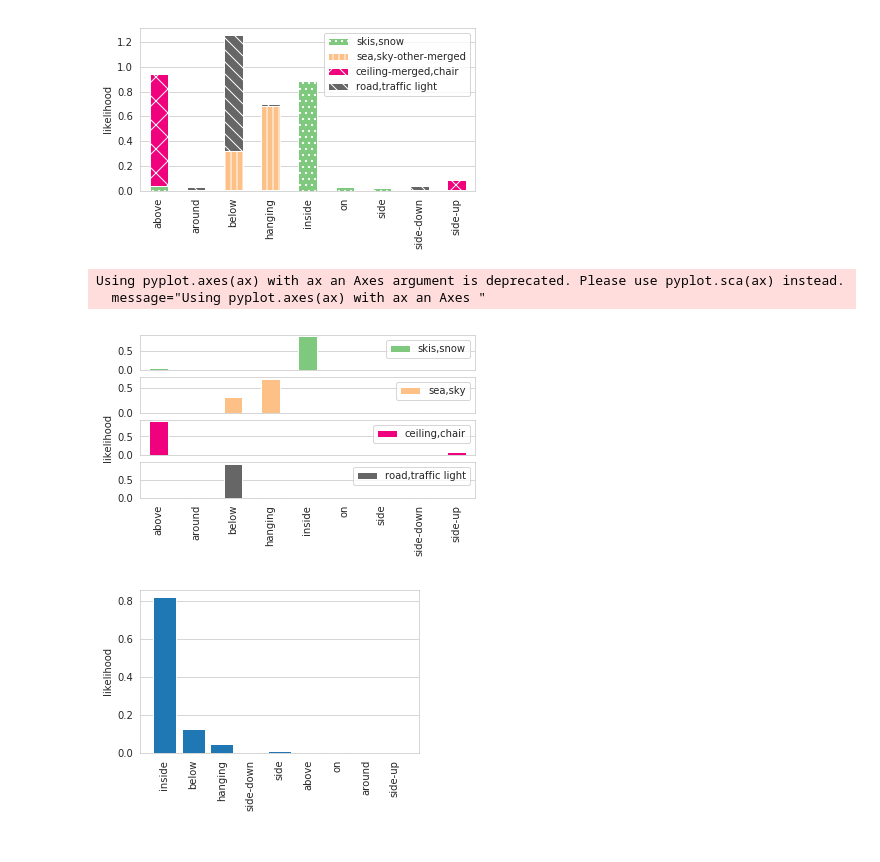
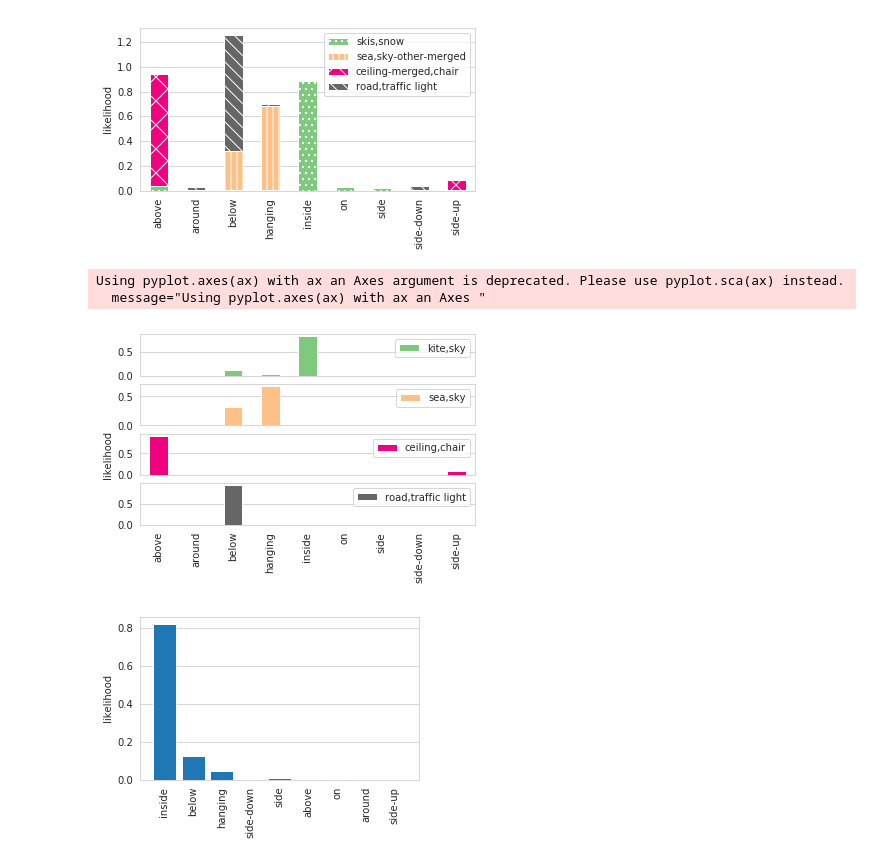
Before and after one commit to AndreaPasini/panoptic-segmentation, a Jupyter notebook: PRS_analysis_COCO.ipynb, the cells around one changed output. Saved outputs shown, nothing was run; the diff lists cells and outputs as text; code cells hidden in the pictures.

Commit message:
KMedoids and SImS comparison: fair scene graph computation.

```diff
--- a/PRS_analysis_COCO.ipynb
+++ b/PRS_analysis_COCO.ipynb
@@ -409,27 +413,28 @@ fig.savefig('../paperCharts/histExamples.eps',bbox_inches = 'tight')
 # %%
 sorted_kb = sorted(list(filtered_prs.items()),key=lambda it: it[1]['entropy'])
 ex1 = [(p,h,3)for p,h in sorted_prs if 'inside' in clean_histogram(h)][0]
+ex1=['kite,sky', filtered_prs['kite,sky-other-merged']] # Second paper version 'kite,sky-other-merged'
 ex2 = [(p.replace("-other-merged",""),h,3) for p,h in sorted_prs if 'hanging' in clean_histogram(h)][3]#1
 ex3 = [(p.replace("-merged",""),h,3) for p,h in sorted_prs if 'above' in clean_histogram(h)][9]
 ex4 = [(p,h,3) for p,h in sorted_prs if 'below' in clean_histogram(h)][16]
 
 
 df = pd.DataFrame([ex1[1],ex2[1],ex3[1],ex4[1]], index=[ex1[0],ex2[0],ex3[0],ex4[0]])
-fig,ax = plt.subplots(figsize=[6,3])
+fig,ax = plt.subplots(figsize=[6,3.5])
 df2 = df.drop(columns=['entropy','sup']).transpose()
 axs = df2.plot(title=['','','',''], kind='bar', subplots=True, stacked=False, sharex=True, cmap='Accent',figsize=[6,3], ax=ax)
 
 for i in range(4):
     plt.axes(axs[i])
     plt.grid(axis='x')
     if i==2:
         plt.ylabel("likelihood")
 plt.legend()
 fig.savefig('../paperCharts/histExamples.eps',bbox_inches = 'tight')
 # %% [output]
 Using pyplot.axes(ax) with ax an Axes argument is deprecated. Please use pyplot.sca(ax) instead.
   message="Using pyplot.axes(ax) with ax an Axes "
-[figure, old version]
+[figure, new version]
 # %%
 plot_histogram(filtered_prs['kite,sky-other-merged'])
 # %% [output]
```
Also changed, not shown: parts of 2 cells of this notebook, 13 other files.
